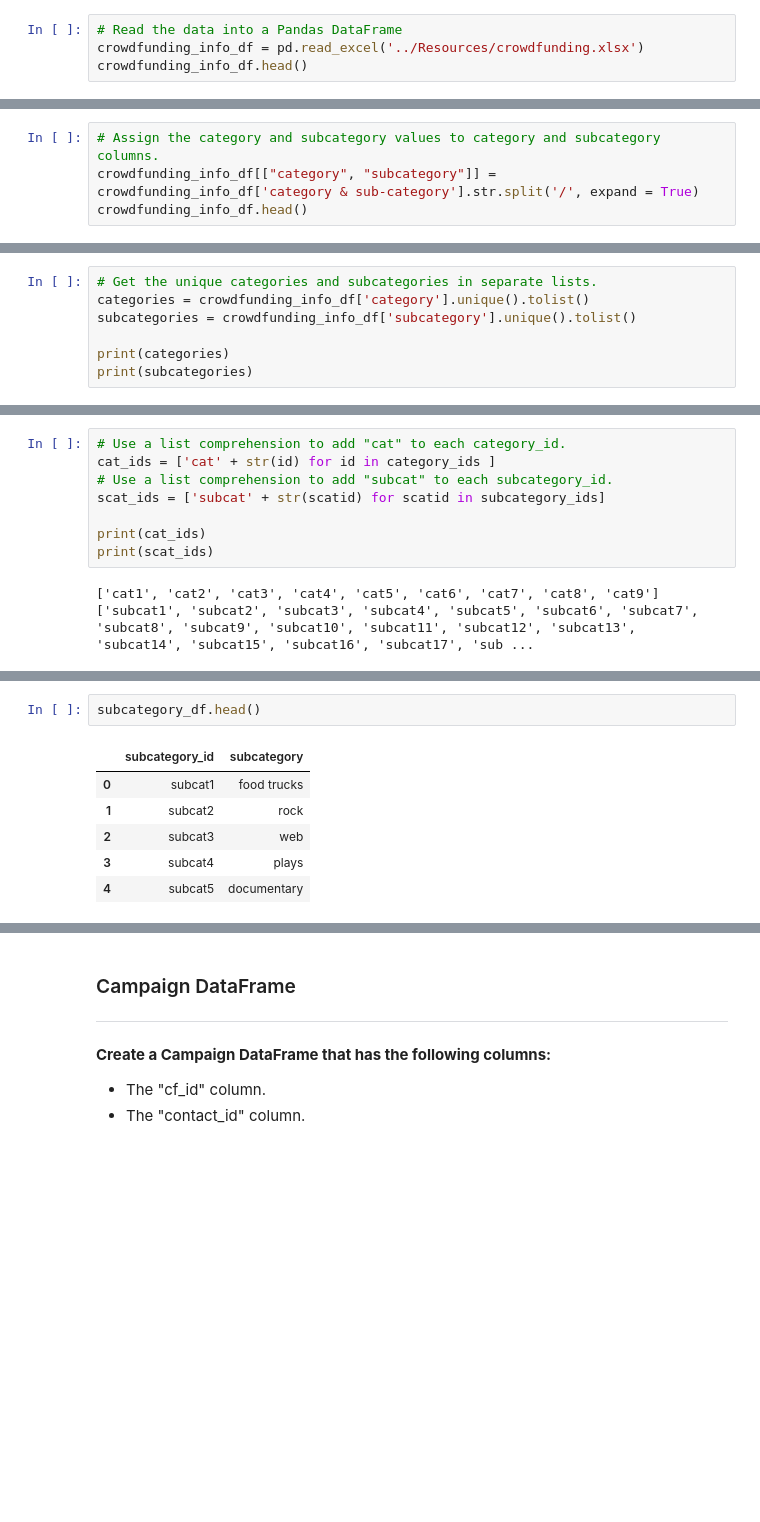
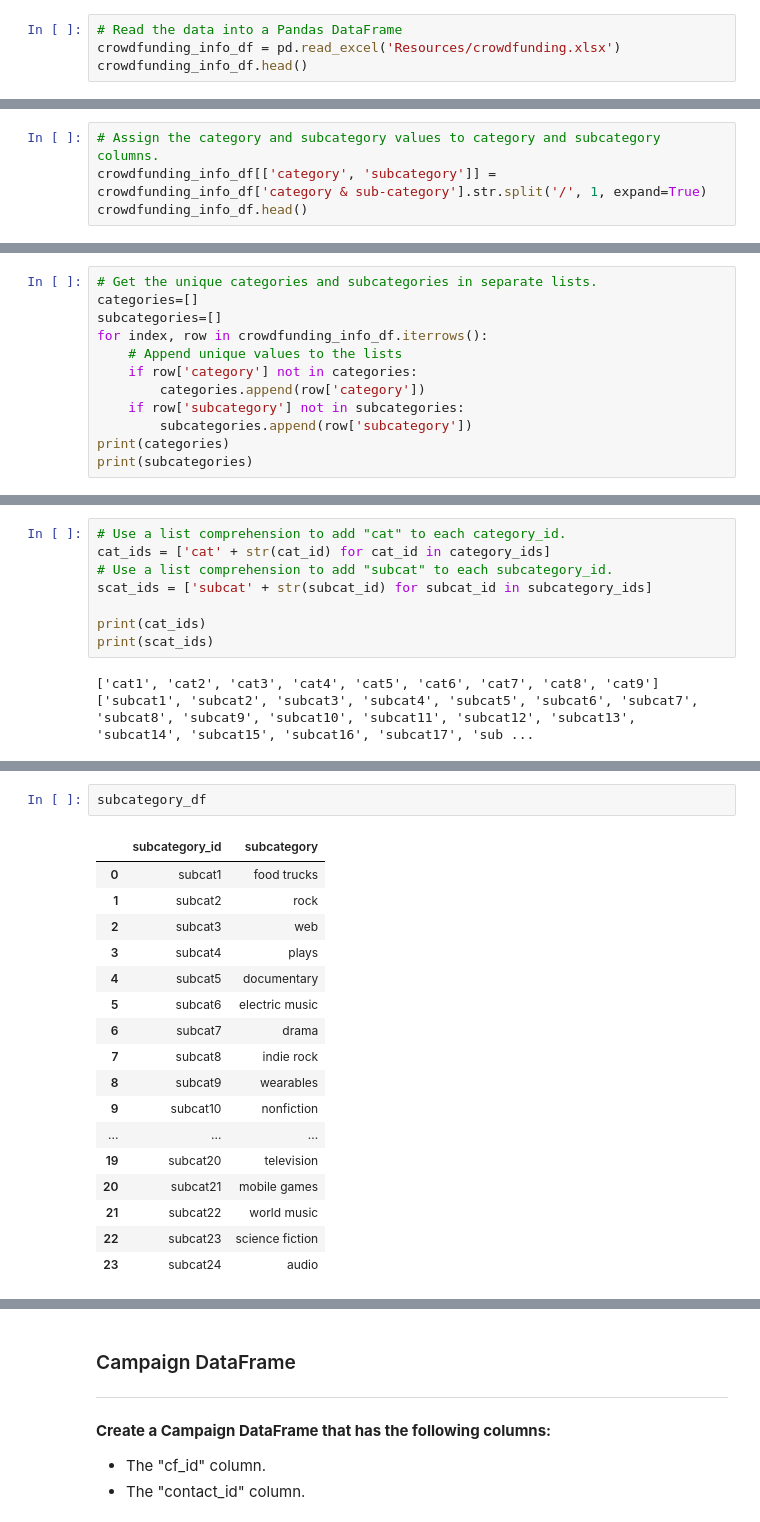
Before and after one commit to Yasmin-9/Crowdfunding_ETL, a Jupyter notebook: ETL_Mini_Project_ANkrumah_YBsata_ADhillon_MCelme_FINAL.ipynb, the cells around one changed output, grey strips where cells are left out. Saved outputs shown, nothing was run; the diff lists cells and outputs as text; blank space fills up the shorter version.

```diff
--- a/Yasmin/ETL_Mini_Project_Yasmin Copy.ipynb
+++ b/ETL_Mini_Project_ANkrumah_YBsata_ADhillon_MCelme_FINAL.ipynb
@@ -7,7 +9,7 @@ pd.set_option('max_colwidth', 400)
 ### Extract the crowdfunding.xlsx Data
 # %%
 # Read the data into a Pandas DataFrame
-crowdfunding_info_df = pd.read_excel('../Resources/crowdfunding.xlsx')
+crowdfunding_info_df = pd.read_excel('Resources/crowdfunding.xlsx')
 crowdfunding_info_df.head()
 # %% [output]
 |  | cf_id | contact_id | company_name | blurb | goal | pledged | outcome | backers_count | country | ... |
@@ -61,7 +63,7 @@ Index(['cf_id', 'contact_id', 'company_name', 'blurb', 'goal', 'pledged',
       dtype='object')
 # %%
 # Assign the category and subcategory values to category and subcategory columns.
-crowdfunding_info_df[["category", "subcategory"]] = crowdfunding_info_df['category & sub-category'].str.split('/', expand = True)
+crowdfunding_info_df[['category', 'subcategory']] = crowdfunding_info_df['category & sub-category'].str.split('/', 1, expand=True)
 crowdfunding_info_df.head()
 # %% [output]
 |  | cf_id | contact_id | company_name | blurb | goal | pledged | outcome | backers_count | country | ... |
@@ -72,9 +74,14 @@ crowdfunding_info_df.head()
 | 4 | 1365 | 2199 | Larson-Little | Proactive foreground core | 7600 | 5265 | failed | 53 | US | ... |
 # %%
 # Get the unique categories and subcategories in separate lists.
-categories = crowdfunding_info_df['category'].unique().tolist()
-subcategories = crowdfunding_info_df['subcategory'].unique().tolist()
-
+categories=[]
+subcategories=[]
+for index, row in crowdfunding_info_df.iterrows():
+    # Append unique values to the lists
+    if row['category'] not in categories:
+        categories.append(row['category'])
+    if row['subcategory'] not in subcategories:
+        subcategories.append(row['subcategory'])
 print(categories)
 print(subcategories)
 # %% [output]
@@ -99,9 +106,9 @@ print(subcategory_ids)
 [ 1  2  3  4  5  6  7  8  9 10 11 12 13 14 15 16 17 18 19 20 21 22 23 24]
 # %%
 # Use a list comprehension to add "cat" to each category_id.
-cat_ids = ['cat' + str(id) for id in category_ids ]
+cat_ids = ['cat' + str(cat_id) for cat_id in category_ids]
 # Use a list comprehension to add "subcat" to each subcategory_id.
-scat_ids = ['subcat' + str(scatid) for scatid in subcategory_ids]
+scat_ids = ['subcat' + str(subcat_id) for subcat_id in subcategory_ids]
 
 print(cat_ids)
 print(scat_ids)
@@ -126,11 +136,22 @@ category_df.head()
 # %%
-subcategory_df.head()
+subcategory_df
 # %% [output]
 |  | subcategory_id | subcategory |
 | 0 | subcat1 | food trucks |
 | 1 | subcat2 | rock |
 | 2 | subcat3 | web |
 | 3 | subcat4 | plays |
 | 4 | subcat5 | documentary |
+| 5 | subcat6 | electric music |
+| 6 | subcat7 | drama |
+| 7 | subcat8 | indie rock |
+| 8 | subcat9 | wearables |
+| 9 | subcat10 | nonfiction |
+| ... | ... | ... |
+| 19 | subcat20 | television |
+| 20 | subcat21 | mobile games |
+| 21 | subcat22 | world music |
+| 22 | subcat23 | science fiction |
+| 23 | subcat24 | audio |
 # %%
 # Export categories_df and subcategories_df as CSV files.
```
Also changed, not shown: parts of 35 cells of this notebook, 19 other files.
